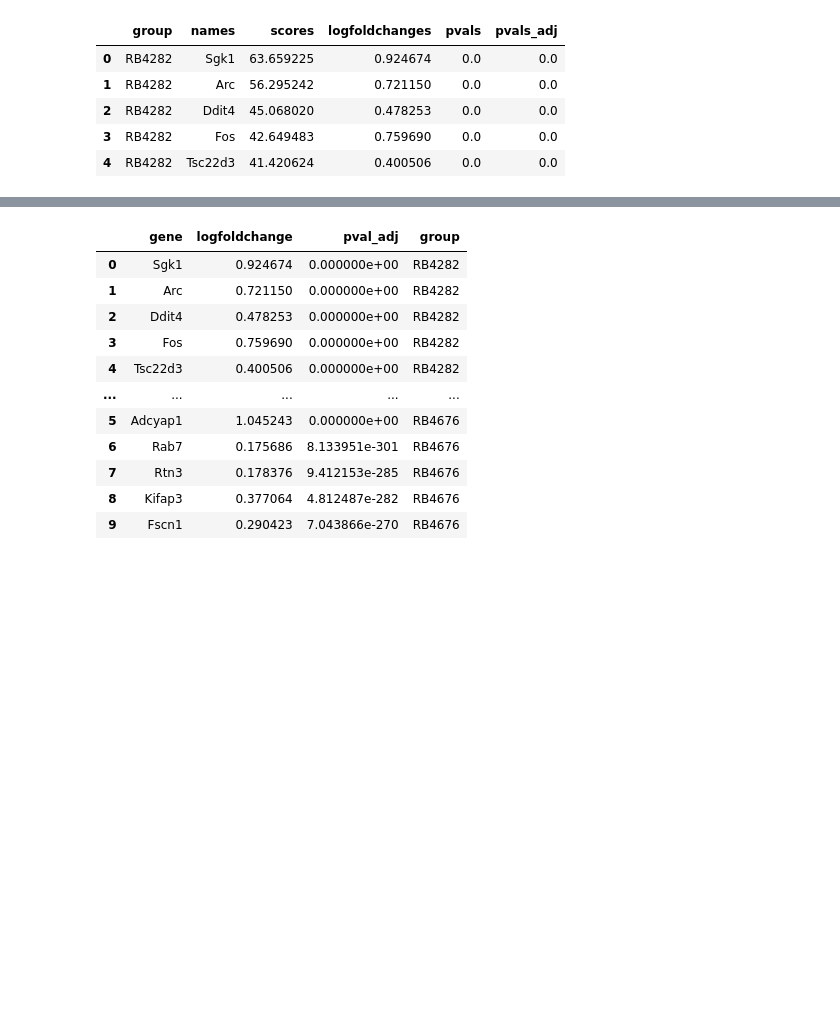
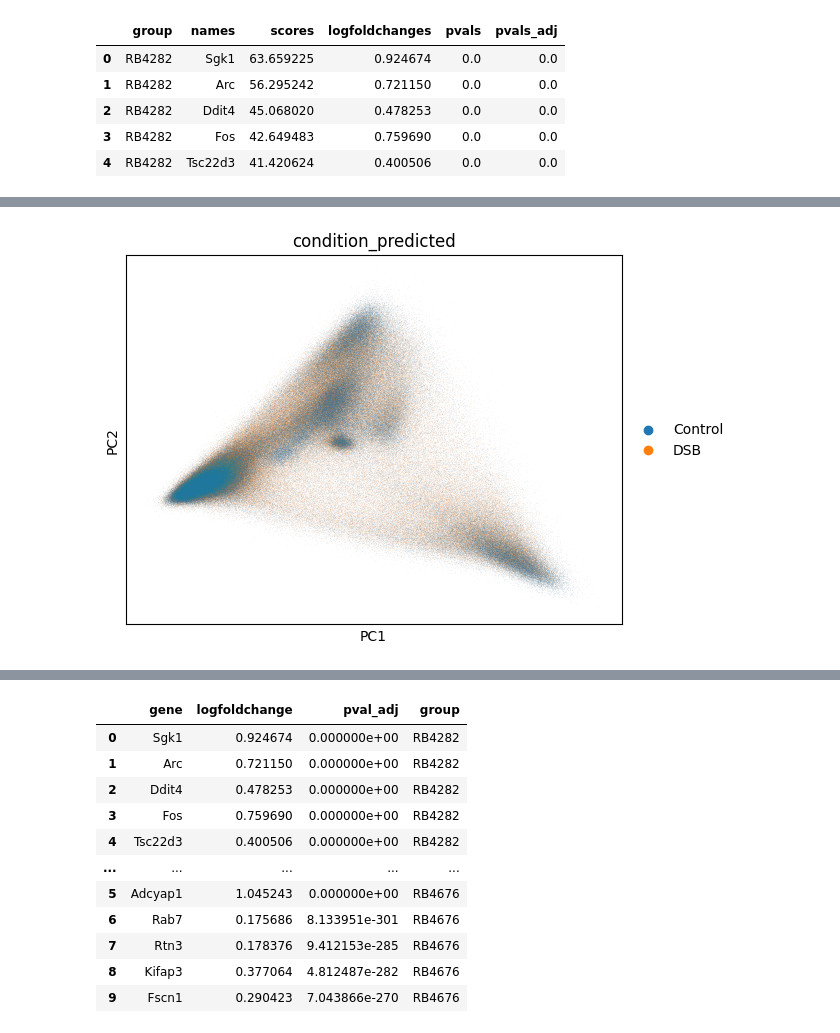
Before and after one commit to christoffermattssonlangseth/oligo-mtDSB, a Jupyter notebook: notebooks/5_tissue_wide_expression_differences.ipynb, the cells around one changed output, grey strips where cells are left out. Cells and saved outputs as stored; diff of their text form; code cells hidden in the pictures; blank space fills up the shorter version.

```diff
--- a/notebooks/5_tissue_wide_expression_differences.ipynb
+++ b/notebooks/5_tissue_wide_expression_differences.ipynb
@@ -25,0 +179,21 @@ markers.head()
+# %%
+sample_annotations_balanced = {
+    "RB4282": "DSB",
+    "RB4403": "DSB",
+    "RB4405": "DSB",
+    "RB4350": "DSB",
+    "RB4498": "DSB",
+    "RB4630": "DSB",
+    "RB4620": "Control",
+    "RB4627": "Control",
+    "RB4676": "Control",
+    "RB4653": "Control",
+    "RB4658": "Control",
+    "RB4401": "Control"
+}
+# %%
+adata.obs["condition_predicted"] = adata.obs["sample_id"].map(sample_annotations_balanced)
+# %%
+sc.pl.pca(adata, color="condition_predicted")
+# %% [output]
+[figure, added]
```
Also changed, not shown: parts of 9 cells of this notebook, 1 other file.
